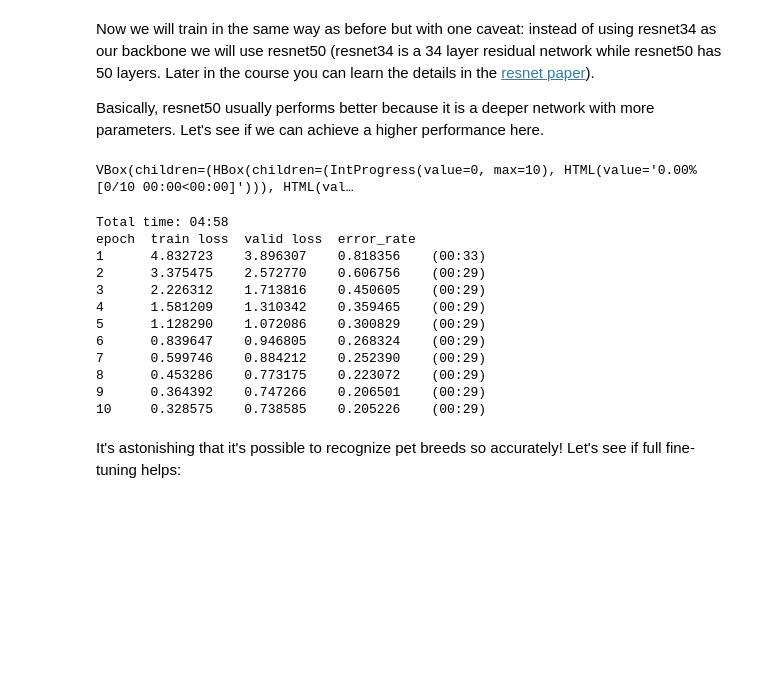
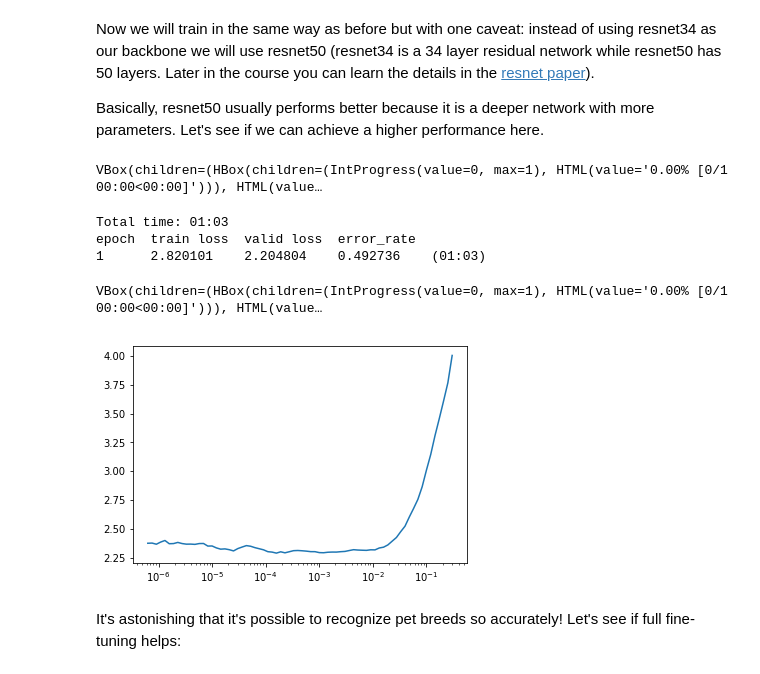
Before and after one commit to iyersathya/course-v3, a Jupyter notebook: nbs/dl1/cars.ipynb, the cells around one changed output. Saved outputs shown, nothing was run; the diff lists cells and outputs as text; code cells hidden in the pictures; blank space fills up the shorter version.

```diff
--- a/nbs/dl1/cars.ipynb
+++ b/nbs/dl1/cars.ipynb
@@ -212,21 +212,20 @@ data.normalize(imagenet_stats)
 # %%
 learn = ConvLearner(data, models.resnet50, metrics=error_rate)
 # %%
-learn.fit_one_cycle(10)
+learn.fit_one_cycle(1)
 # %% [output]
-VBox(children=(HBox(children=(IntProgress(value=0, max=10), HTML(value='0.00% [0/10 00:00<00:00]'))), HTML(val…
+VBox(children=(HBox(children=(IntProgress(value=0, max=1), HTML(value='0.00% [0/1 00:00<00:00]'))), HTML(value…
-Total time: 04:58
+Total time: 01:03
 epoch  train loss  valid loss  error_rate
-1      4.832723    3.896307    0.818356    (00:33)
-2      3.375475    2.572770    0.606756    (00:29)
-3      2.226312    1.713816    0.450605    (00:29)
-4      1.581209    1.310342    0.359465    (00:29)
-5      1.128290    1.072086    0.300829    (00:29)
-6      0.839647    0.946805    0.268324    (00:29)
-7      0.599746    0.884212    0.252390    (00:29)
-8      0.453286    0.773175    0.223072    (00:29)
-9      0.364392    0.747266    0.206501    (00:29)
-10     0.328575    0.738585    0.205226    (00:29)
+1      2.820101    2.204804    0.492736    (01:03)
+# %%
+learn.lr_find()
+# %% [output]
+VBox(children=(HBox(children=(IntProgress(value=0, max=1), HTML(value='0.00% [0/1 00:00<00:00]'))), HTML(value…
+# %%
+learn.recorder.plot()
+# %% [output]
+[figure, added]
 # %%
 learn.save('stage-1-50')
 # %% [markdown]
```
Also changed, not shown: parts of 6 cells of this notebook.
